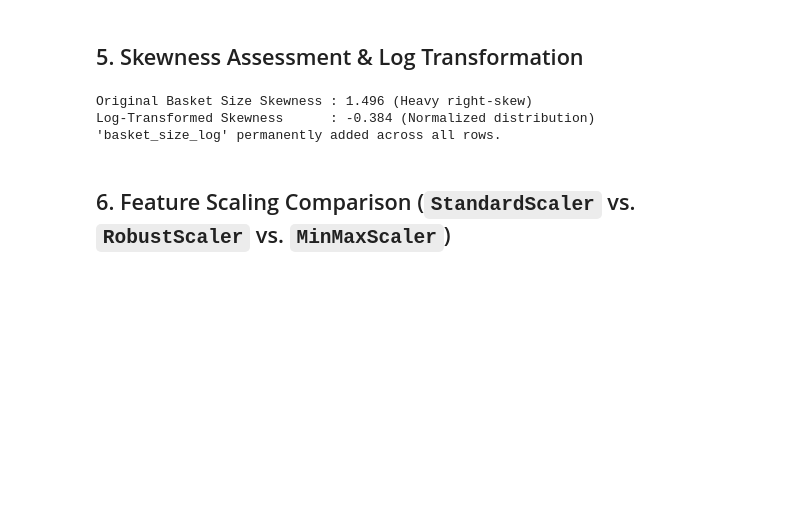
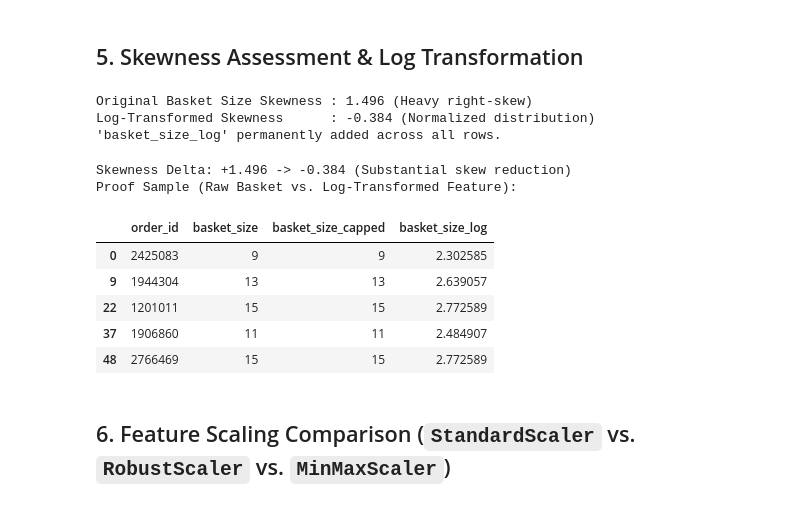
Before and after one commit to Chathuka-Pehesara/supermarket-basket-reorder-analytics, a Jupyter notebook: notebooks/01_eda_preprocessing.ipynb, the cells around one changed output. Cells and saved outputs as stored; diff of their text form; code cells hidden in the pictures; blank space fills up the shorter version.

```diff
--- a/notebooks/01_eda_preprocessing.ipynb
+++ b/notebooks/01_eda_preprocessing.ipynb
@@ -223,6 +261,21 @@ print("'basket_size_log' permanently added across all rows.")
 Original Basket Size Skewness : 1.496 (Heavy right-skew)
 Log-Transformed Skewness      : -0.384 (Normalized distribution)
 'basket_size_log' permanently added across all rows.
+# %%
+print(f"Skewness Delta: {skew_before:+.3f} -> {skew_after:+.3f} (Substantial skew reduction)")
+print("Proof Sample (Raw Basket vs. Log-Transformed Feature):")
+display(df_clean[["order_id", "basket_size", "basket_size_capped", "basket_size_log"]]
+        .drop_duplicates(subset=["order_id"])
+        .head(5))
+# %% [output]
+Skewness Delta: +1.496 -> -0.384 (Substantial skew reduction)
+Proof Sample (Raw Basket vs. Log-Transformed Feature):
+|  | order_id | basket_size | basket_size_capped | basket_size_log |
+| 0 | 2425083 | 9 | 9 | 2.302585 |
+| 9 | 1944304 | 13 | 13 | 2.639057 |
+| 22 | 1201011 | 15 | 15 | 2.772589 |
+| 37 | 1906860 | 11 | 11 | 2.484907 |
+| 48 | 2766469 | 15 | 15 | 2.772589 |
 # %% [markdown]
 ## 6. Feature Scaling Comparison (`StandardScaler` vs. `RobustScaler` vs. `MinMaxScaler`)
 # %%
```
Also changed, not shown: parts of 6 cells of this notebook.
